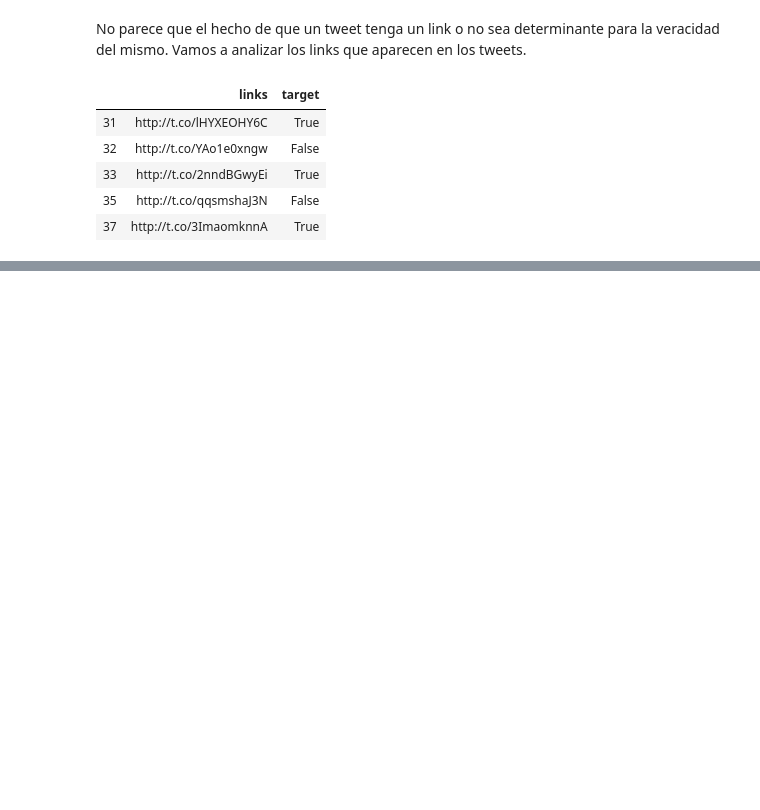
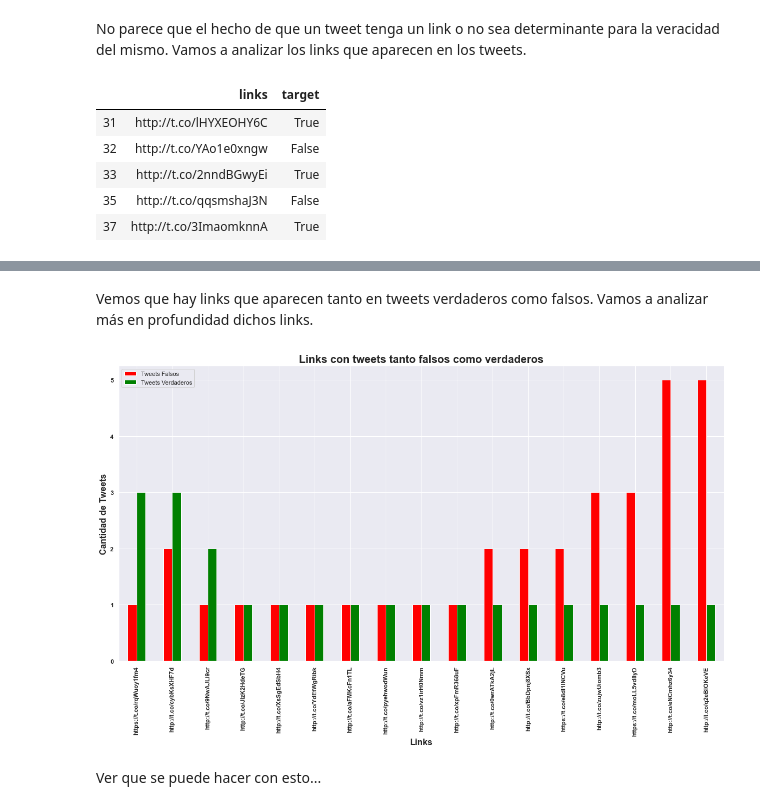
Before and after one commit to alepenaa94/TP1_Real_or_Not, a Jupyter notebook: TP1_Real_or_Not.ipynb, the cells around one changed output, grey strips where cells are left out. Cells and saved outputs as stored; diff of their text form; code cells hidden in the pictures; blank space fills up the shorter version.

```diff
--- a/TP1_Real_or_Not.ipynb
+++ b/TP1_Real_or_Not.ipynb
@@ -902,0 +910,3 @@ links_df.groupby(['links','target']).agg({'target':'count'}).rename(columns={'ta
+# %%
+links_multitarget = links_grouped['links'].value_counts()[links_grouped['links'].value_counts() > 1].to_frame().index.to_list()
+links_multitarget
@@ -902,0 +931,19 @@ links_df.groupby(['links','target']).agg({'target':'count'}).rename(columns={'ta
+# %% [markdown]
+Vemos que hay links que aparecen tanto en tweets verdaderos como falsos. Vamos a analizar más en profundidad dichos links.
+# %%
+df_aux = links_df[links_df['links'].isin(links_multitarget)].groupby(['links','target'])['target'].count().unstack()
+
+df_aux.columns = ['Tweets Falsos','Tweets Verdaderos']
+
+df_aux.sort_values(['Tweets Verdaderos','Tweets Falsos'],ascending=[False,True]).plot.bar(figsize=(20,10),color=('red','green'));
+
+plt.xticks(weight='bold')
+plt.yticks(weight='bold')
+
+plt.title('Links con tweets tanto falsos como verdaderos', fontsize=20,weight='bold')
+plt.ylabel('Cantidad de Tweets', fontsize=16,weight='bold')
+plt.xlabel('Links', fontsize=16,weight='bold');
+# %% [output]
+[figure, added]
+# %% [markdown]
+Ver que se puede hacer con esto...
```
Also changed, not shown: parts of 17 cells of this notebook.
